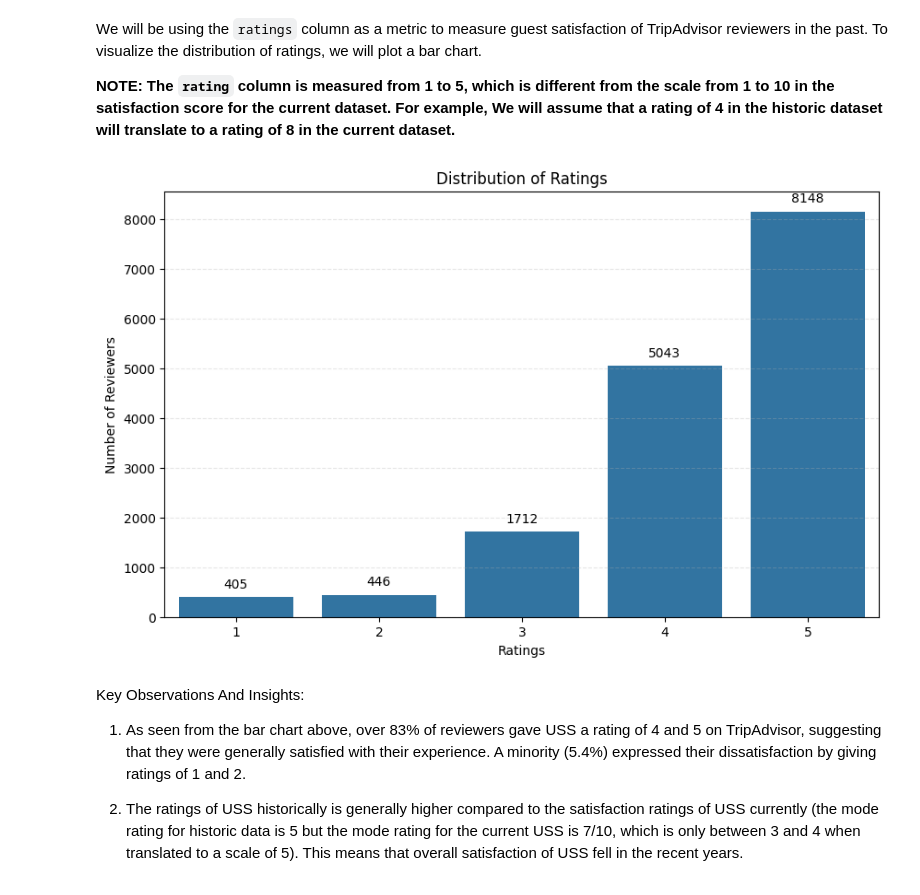
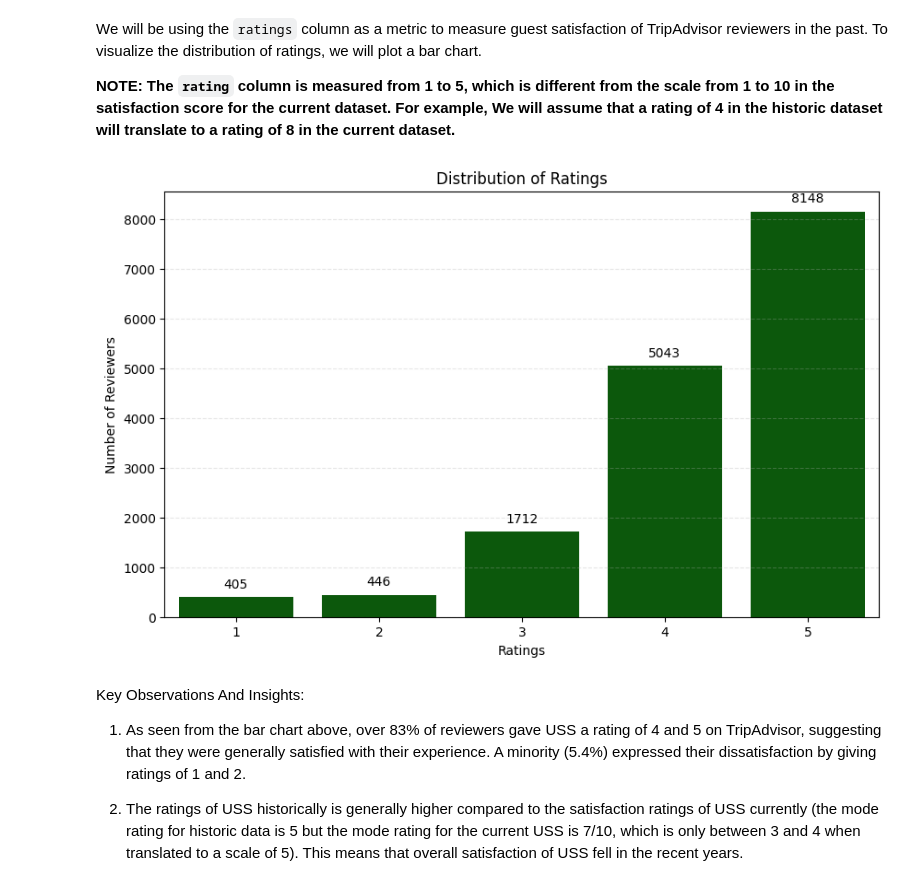
Before and after one commit to tadamaen/DSA3101-Group-Project-Group-3, a Jupyter notebook: Subgroup A Python Codes/Subgroup A Question 4 Google Colab.ipynb, the cells around one changed output. Cells and saved outputs as stored; diff of their text form; code cells hidden in the pictures.

```diff
--- a/Subgroup A Python Codes/Subgroup A Question 4 Google Colab.ipynb
+++ b/Subgroup A Python Codes/Subgroup A Question 4 Google Colab.ipynb
@@ -1086,11 +1086,11 @@ From the bar chart above, we observe that `Halloween Horror Night` is most likel
 # %% [markdown]
 To analyze the guest satisfaction of USS of recent survey respondents, we will be using column `q15` (How likely are you to recommend USS to others?) of the dataset. This column consists of scores from 1-10, where a score of 1 means that respondents are not at all likely to recommend USS to others while a score of 10 means that respondents are extremely likely to recommend USS to others
 # %%
-# Extracting the relevant columns for analysis (q15, q17)
-df_satisfaction_scores = df[['q15', 'q17_1', 'q17_2', 'q17_3', 'q17_4', 'q17_5', 'q17_6']]
+# Extracting the relevant column for analysis (q15)
+df_satisfaction_scores = df['q15']
 
 # Create a count of values in q15
-q15_counts = df_satisfaction_scores['q15'].value_counts().sort_index()
+q15_counts = df_satisfaction_scores.value_counts().sort_index()
 
 # Create the bar plot
 plt.figure(figsize = (10, 8))
@@ -1233,8 +1233,7 @@ To clean the raw dataset from Kaggle, we need to do the following:
 *   Rearrange The Columns Of The Dataset Where The Order Is - `gender`, `age_range`, `nationality`, `branch`, `visitor_type`, `day_preferred`, `time_of_day`, `rating`)
 # %%
 # Remove unnecessary columns
-df_history = df_history.drop(columns=['reviewer', 'title', 'review_text',
-                                      'written_date'])
+df_history = df_history.drop(columns=['reviewer', 'title', 'review_text'])
 
 # Filter for rows where 'branch' is "Universal Studios Singapore"
 df_history = df_history[df_history['branch'] == "Universal Studios Singapore"]
@@ -1247,8 +1246,15 @@ df_history = df_history.rename(columns={
 })
 
 # Rearrange the columns in the specified order
-df_history = df_history[['gender', 'age_range', 'nationality', 'branch',
-                         'visitor_type', 'day_preferred', 'time_of_day', 'rating']]
+df_history = df_history[['gender', 'age_range', 'nationality', 'branch', 'visitor_type',
+                         'day_preferred', 'time_of_day', 'rating', 'written_date']]
+
+# Get year and month of review
+df_history['year'] = df_history['written_date'].dt.year
+df_history['month'] = df_history['written_date'].dt.month
+
+# Drop written_date column
+df_history = df_history.drop(columns='written_date')
 
 # Reset the index and start from 1 instead of 0
 df_history = df_history.reset_index(drop=True)
@@ -1423,7 +1429,7 @@ order = ['Solo Traveller', 'Visiting With Friends', 'Families With Young Childre
 
 # Create a bar plot
 plt.figure(figsize=(10, 6))
-ax = sns.countplot(x='visitor_type', data=df_history, order=order, color="lightblue")
+ax = sns.countplot(x='visitor_type', data=df_history, order=order, color="powderblue")
 
 # Add title and labels
 plt.title('Number Of Reviewers Based On Visitor Type (Historical Data)')
@@ -1608,25 +1643,25 @@ We will be using the `ratings` column as a metric to measure guest satisfaction
 # %%
 # Create a bar plot
 plt.figure(figsize=(10, 6))
-ax = sns.countplot(x='rating', data=df_history)
+ax = sns.countplot(x='rating', data=df_history, color='darkgreen')
 
 # Add count labels on top of each bar
 for p in ax.patches:
     ax.annotate(f'{int(p.get_height())}', (p.get_x() + p.get_width() / 2., p.get_height()),
                 ha='center', va='center', xytext=(0, 10), textcoords='offset points')
 
 # Add title and labels
 plt.title('Distribution of Ratings')
 plt.xlabel('Ratings')
 plt.ylabel('Number of Reviewers')
 
 # Add grid lines for better readability
 plt.grid(axis='y', linestyle='--', alpha=0.3)
 
 # Show the plot
 plt.show()
 # %% [output]
-[figure, old version]
+[figure, new version]
 # %% [markdown]
 Key Observations And Insights:
 
```
Also changed, not shown: parts of 11 cells of this notebook.
